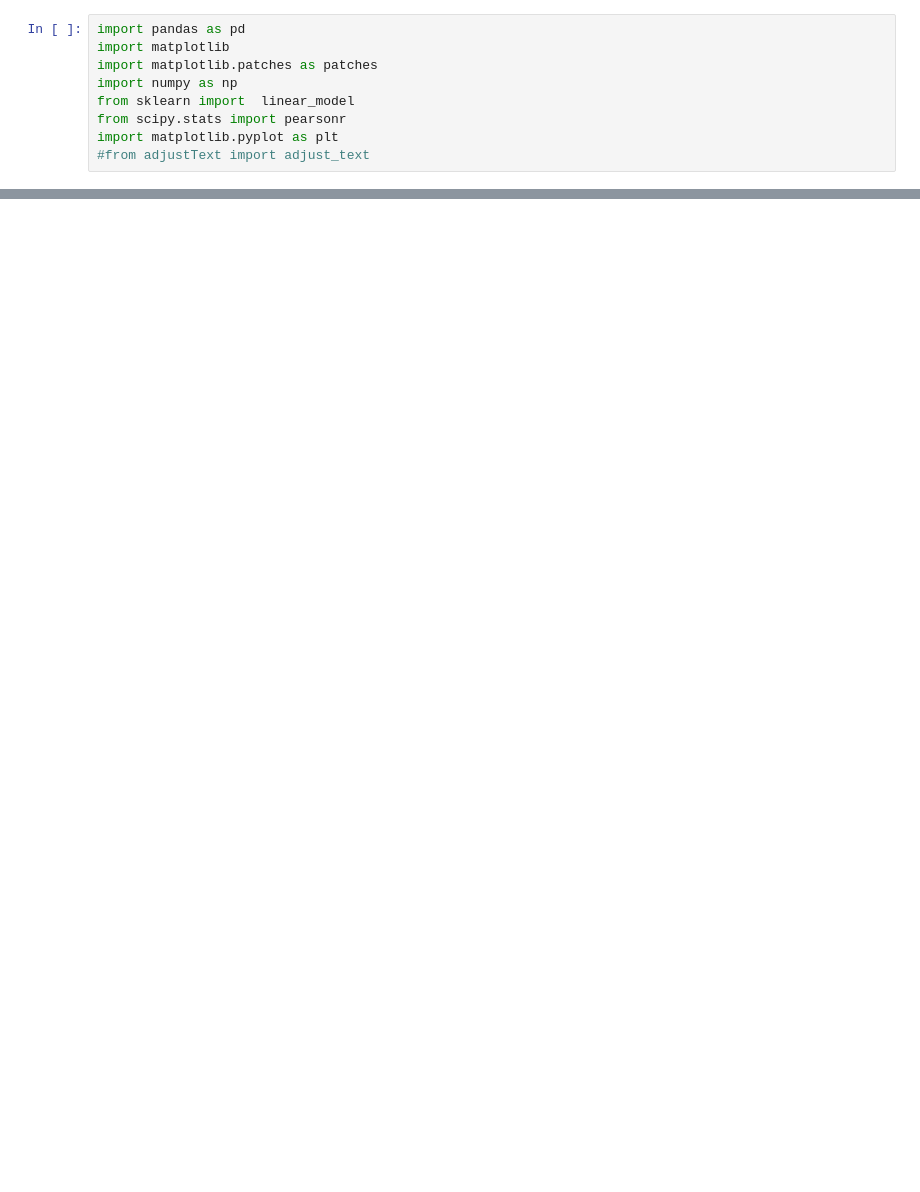
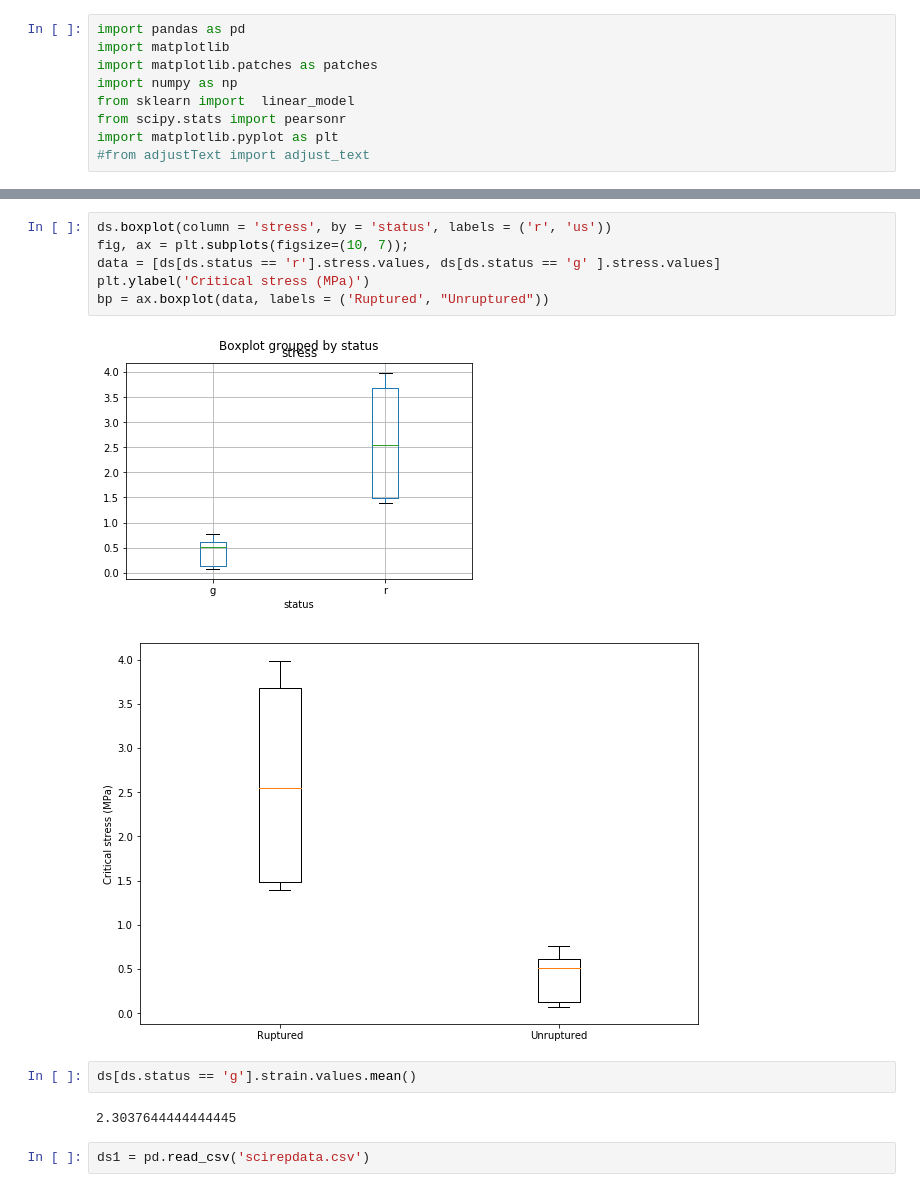
Before and after one commit to lipovka/ia, a Jupyter notebook: ult.ipynb, the cells around one changed output, grey strips where cells are left out. Cells and saved outputs as stored; diff of their text form; blank space fills up the shorter version.

```diff
--- a/ult.ipynb
+++ b/ult.ipynb
@@ -41,0 +31,15 @@ ds.boxplot(column = 'stress', by = 'status')
+# %%
+ds.boxplot(column = 'stress', by = 'status', labels = ('r', 'us'))
+fig, ax = plt.subplots(figsize=(10, 7));
+data = [ds[ds.status == 'r'].stress.values, ds[ds.status == 'g' ].stress.values]
+plt.ylabel('Critical stress (MPa)')
+bp = ax.boxplot(data, labels = ('Ruptured', "Unruptured"))
+# %% [output]
+[figure, added]
+[figure, added]
+# %%
+ds[ds.status == 'g'].strain.values.mean()
+# %% [output]
+2.3037644444444445
+# %%
+ds1 = pd.read_csv('scirepdata.csv')
```
Also changed, not shown: parts of 6 cells of this notebook, 2 other files.
